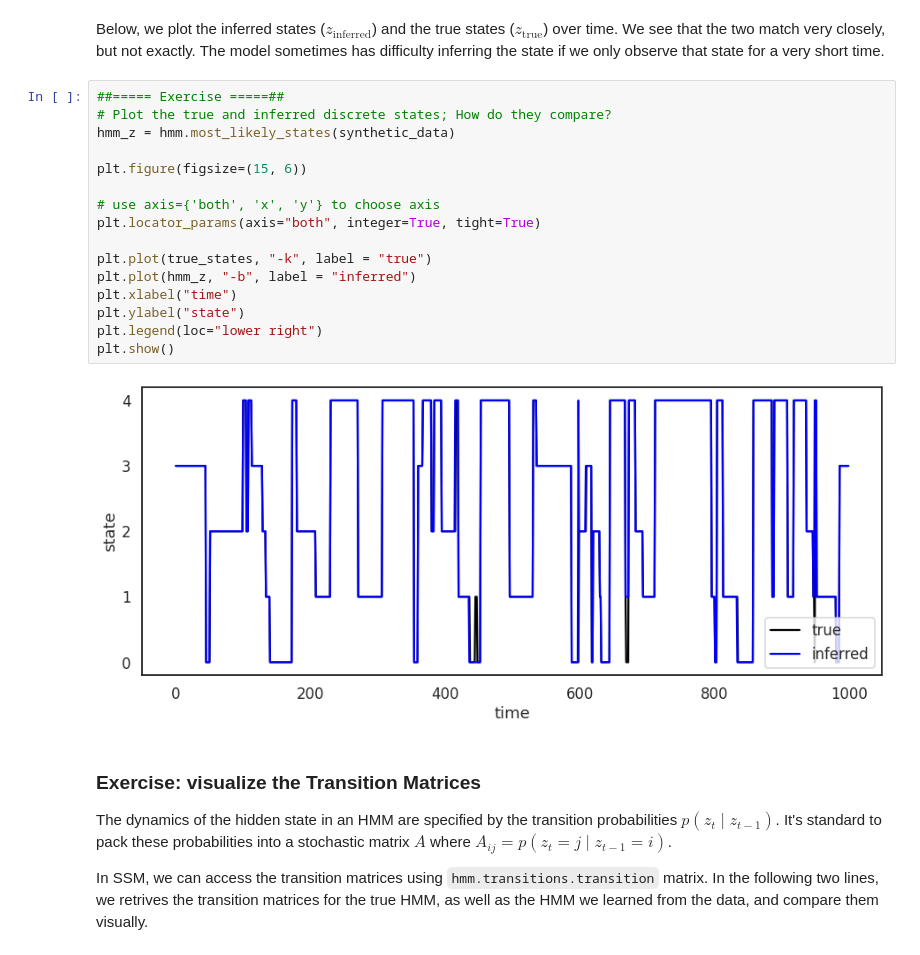
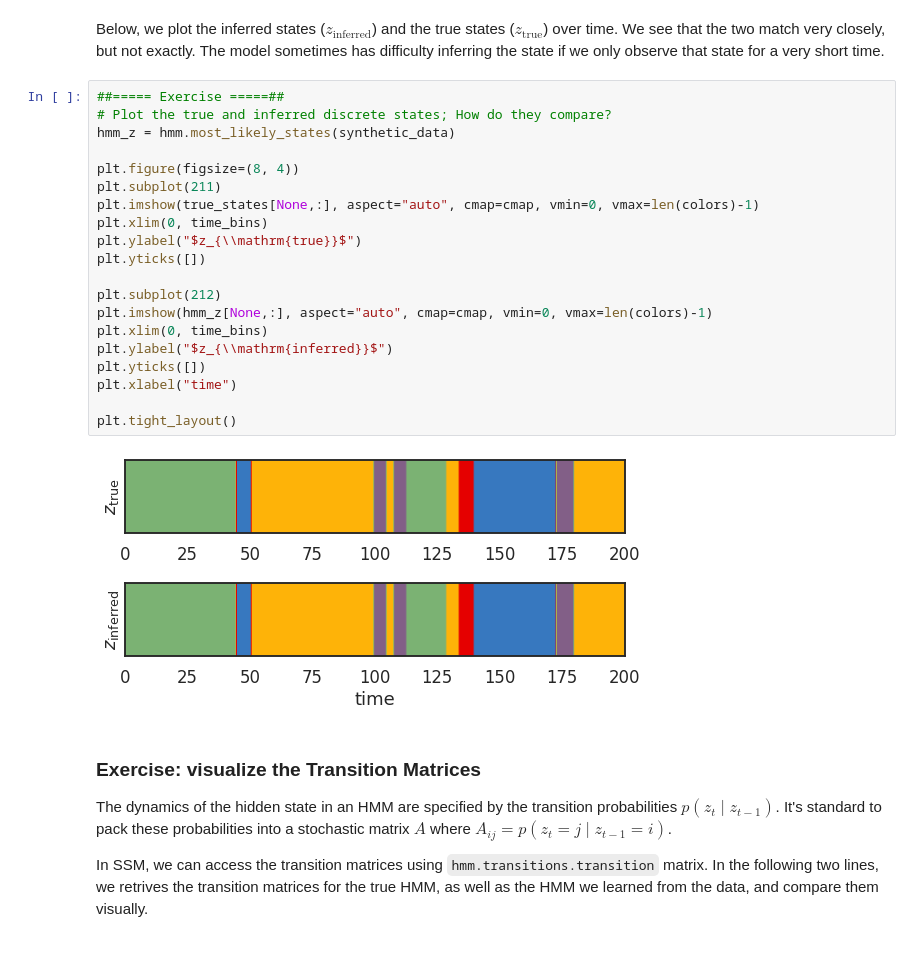
Before and after one commit to LeyloJohnny/Computational-Neuroscience, a Jupyter notebook: HMM_Introduction_ANDA.ipynb, the cells around one changed output. Cells and saved outputs as stored; diff of their text form.

```diff
--- a/HMM_Introduction_ANDA.ipynb
+++ b/HMM_Introduction_ANDA.ipynb
@@ -201,24 +201,28 @@ most_likely_states = hmm.most_likely_states(synthetic_data)
 hmm.permute(find_permutation(true_states, most_likely_states))
 # %% [markdown]
 Below, we plot the inferred states ($z_{\mathrm{inferred}}$) and the true states ($z_{\mathrm{true}}$) over time. We see that the two match very closely, but not exactly. The model sometimes has difficulty inferring the state if we only observe that state for a very short time.
-# %%
-##===== Exercise =====##
-# Plot the true and inferred discrete states; How do they compare?
-hmm_z = hmm.most_likely_states(synthetic_data)
-
-plt.figure(figsize=(15, 6))
-
-# use axis={'both', 'x', 'y'} to choose axis
-plt.locator_params(axis="both", integer=True, tight=True)
-
-plt.plot(true_states, "-k", label = "true")
-plt.plot(hmm_z, "-b", label = "inferred")
-plt.xlabel("time")
-plt.ylabel("state")
-plt.legend(loc="lower right")
-plt.show()
-# %% [output]
-[figure, removed]
+# %%
+##===== Exercise =====##
+# Plot the true and inferred discrete states; How do they compare?
+hmm_z = hmm.most_likely_states(synthetic_data)
+
+plt.figure(figsize=(8, 4))
+plt.subplot(211)
+plt.imshow(true_states[None,:], aspect="auto", cmap=cmap, vmin=0, vmax=len(colors)-1)
+plt.xlim(0, time_bins)
+plt.ylabel("$z_{\\mathrm{true}}$")
+plt.yticks([])
+
+plt.subplot(212)
+plt.imshow(hmm_z[None,:], aspect="auto", cmap=cmap, vmin=0, vmax=len(colors)-1)
+plt.xlim(0, time_bins)
+plt.ylabel("$z_{\\mathrm{inferred}}$")
+plt.yticks([])
+plt.xlabel("time")
+
+plt.tight_layout()
+# %% [output]
+[figure, added]
 # %% [markdown]
 ### Exercise: visualize the Transition Matrices
 The dynamics of the hidden state in an HMM are specified by the transition probabilities $p(z_t \mid z_{t-1})$. It's standard to pack these probabilities into a stochastic matrix $A$ where $A_{ij} = p(z_t = j \mid z_{t-1} = i)$.
```
Also changed, not shown: parts of 3 cells of this notebook.
